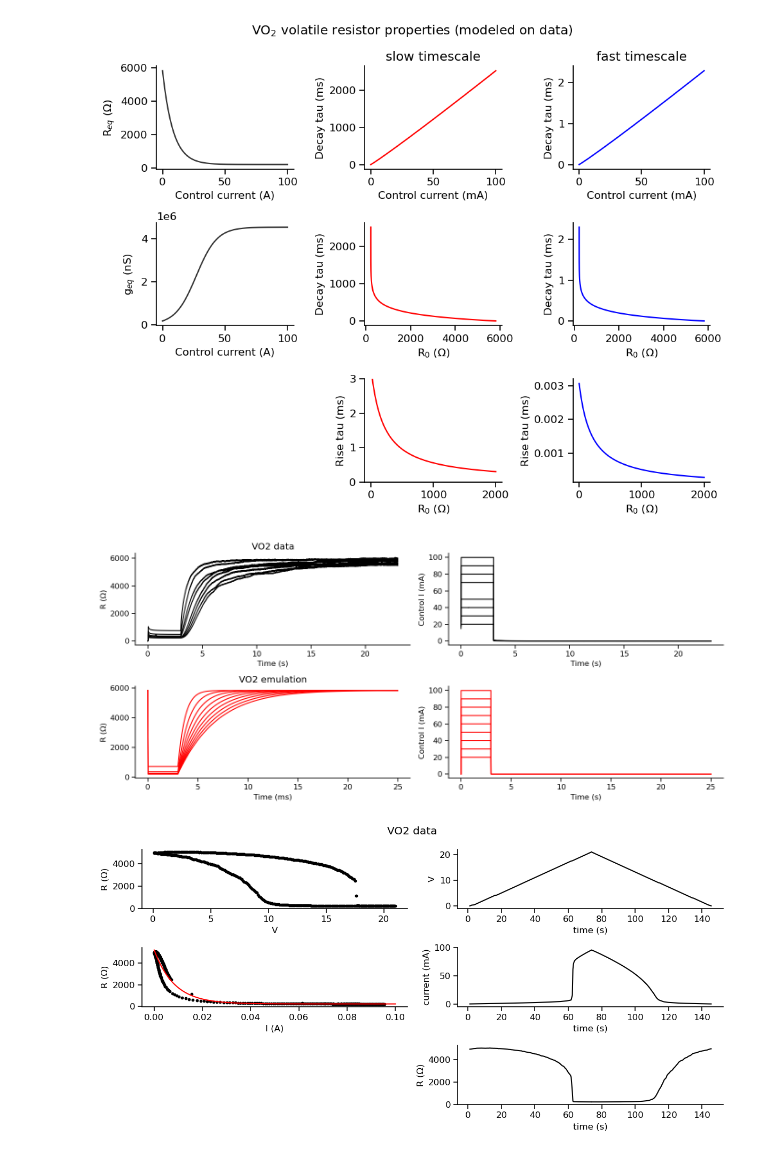
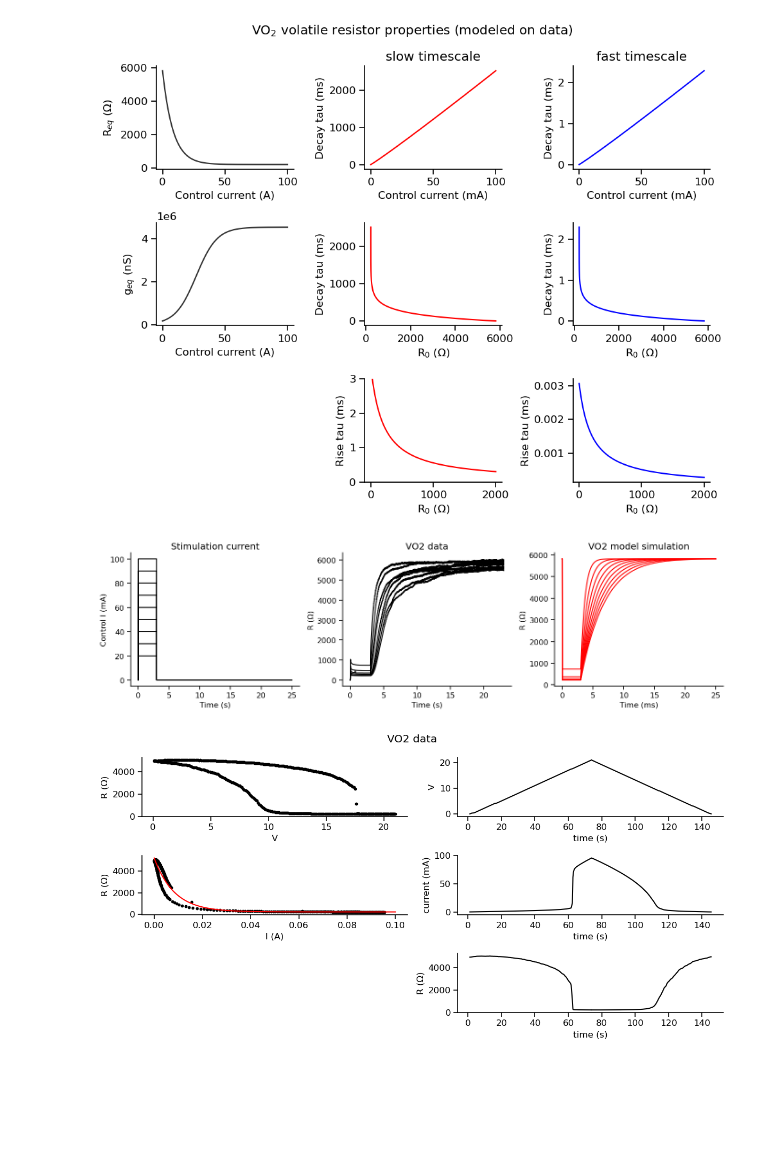
Before and after one commit to argalloni/Neuromorphic_simulations, a Jupyter notebook: DataVsSim.ipynb, the cells around one changed output. Saved outputs shown, nothing was run; the diff lists cells and outputs as text; code cells hidden in the pictures; blank space fills up the shorter version.

Commit message:
added simplified VO2 data vs sim plots

```diff
--- a/DataVsSim.ipynb
+++ b/DataVsSim.ipynb
@@ -41,10 +41,10 @@ for i,R in enumerate(resistance_traces):
 # Define material properties of VO2 volatile resistors
 
 class Volatile_Resistor():
-    def __init__(self, dt, timescale=70):
+    def __init__(self, dt, timescale=70, insulatorR=5600, metalR=220):
         self.dt = dt
-        self.insulatorR = 5600
-        self.metalR = 220
+        self.insulatorR = insulatorR
+        self.metalR = metalR
         self.R = self.insulatorR + self.metalR
         self.R_history = []
         self.controlI = 0
@@ -184,39 +184,44 @@ plt.show()
 # %%
 # Plot data vs simulation
 
-fig,ax = plt.subplots(2,2,figsize=[14,6])
+fig,ax = plt.subplots(1,3,figsize=[14,4])
 
-plot_nr = (0,0)
+plot_nr = (1)
 for i,R in enumerate(resistance_traces):
     ax[plot_nr].plot(data_time, R, label=Isteps[i], c='k')
 ax[plot_nr].set_xlabel('Time (s)')
 ax[plot_nr].set_ylabel('R (Ω)')
-# ax[0,0].set_xlim([1.,1.05])
-# ax[0,0].set_ylim(top=5000)
+# ax[plot_nr].set_xlim([1.,1.05])
+# ax[plot_nr].set_ylim(top=5000)
 ax[plot_nr].set_title('VO2 data')
 
-for i,I in enumerate(current_traces):
-    ax[0,1].plot(data_time, I*1000, label=Isteps[i], c='k')
-ax[0,1].set_xlabel('Time (s)')
-ax[0,1].set_ylabel('Control I (mA)')
-# ax[0,1].legend()
+# plot_nr = (1,0)
+# for i,I in enumerate(current_traces):
+#     ax[plot_nr].plot(data_time, I*1000, label=Isteps[i], c='k')
+# ax[plot_nr].set_xlabel('Time (s)')
+# ax[plot_nr].set_ylabel('Control I (mA)')
+# # ax[0,1].legend()
 
 sim_time, R_hist, controlI_hist = VO2_test_pulse(dt=10,T=25000, stim_time=(0,3000), timescale=70)
 sim_time /= 1000
-plot_nr = (1,0)
+plot_nr = (2)
 ax[plot_nr].plot(sim_time, R_hist, c='r')
 ax[plot_nr].set_xlabel('Time (ms)')
 ax[plot_nr].set_ylabel('R (Ω)')
-ax[plot_nr].set_title('VO2 emulation')
+ax[plot_nr].set_title('VO2 model simulation')
 
-ax[1,1].plot(sim_time, controlI_hist, 'r')
-ax[1,1].set_xlabel('Time (s)')
-ax[1,1].set_ylabel('Control I (mA)')
-
+plot_nr = 0
+ax[plot_nr].plot(sim_time, controlI_hist, 'k')
+ax[plot_nr].set_xlabel('Time (s)')
+ax[plot_nr].set_ylabel('Control I (mA)')
+ax[plot_nr].set_title('Stimulation current')
 plt.tight_layout()
 plt.show()
+
+fig.savefig('figures/Rrelaxation.png',dpi=300)
+fig.savefig('figures/Rrelaxation.svg',dpi=300)
 # %% [output]
-[figure, old version]
+[figure, new version]
 # %%
 # Plot voltage ramp data
 
```
Also changed, not shown: parts of 6 cells of this notebook.
